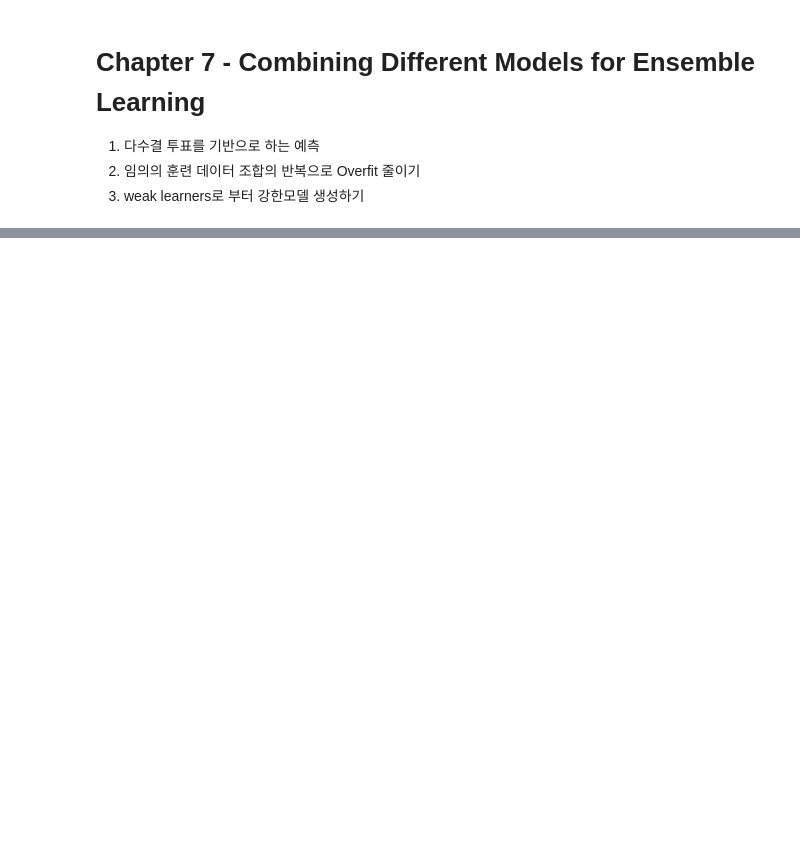
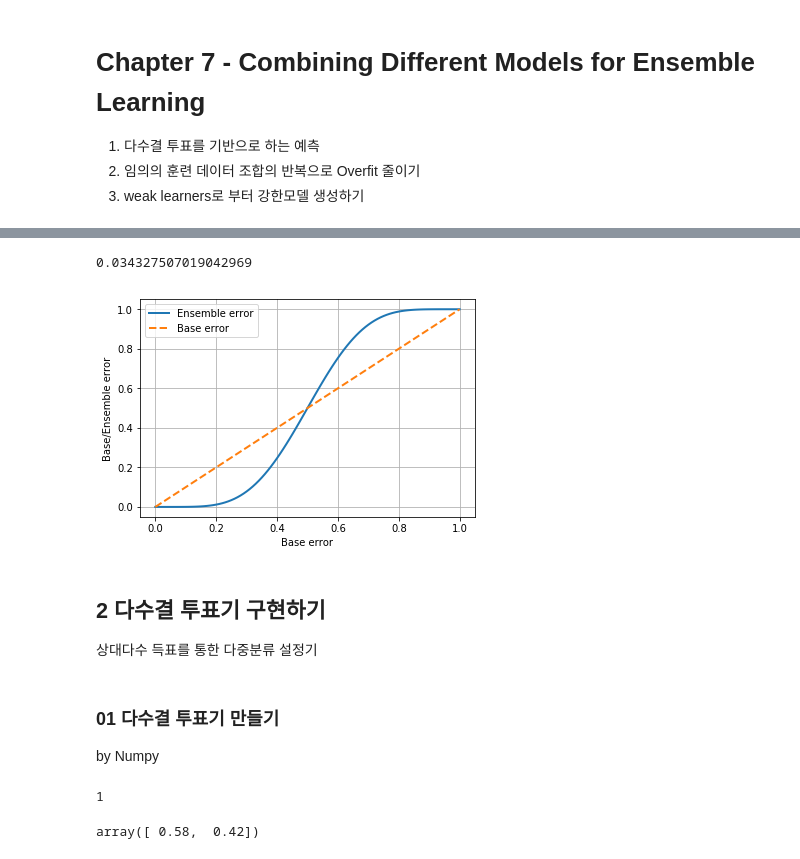
Before and after one commit to Queie/TensorFlow, a Jupyter notebook: 06.Ensemble Learning.ipynb, the cells around one changed output, grey strips where cells are left out. Saved outputs shown, nothing was run; the diff lists cells and outputs as text; code cells hidden in the pictures; blank space fills up the shorter version.

```diff
--- a/06.Ensemble Learning.ipynb
+++ b/06.Ensemble Learning.ipynb
@@ -14,0 +15,37 @@ Decision Tree, SVM, Logistic Regression 를 활용해서 학습
+# %%
+# ensemble 기법을 활용하면 '오차율'을 최소로 할 수 있다
+# 개별 분류기 연산결과, 오차율이 분류기와 독립적임을 증명할 필요가 있다
+from scipy.misc import comb
+import math
+
+def ensemble_error(n_classifier, error):
+    k_start = math.ceil(n_classifier / 2.0)
+    probs = [comb(n_classifier, k) * error**k * (1-error)**(n_classifier - k)
+             for k in range(k_start, n_classifier + 1)]
+    return sum(probs)
+
+# 오차율 0.25를 갖는 11개 기본 분류기 반복 Test
+# 0.25 오차율의 ensemble 결과 0.03432 가 된다 (오차율이 개선)
+ensemble_error(n_classifier=11, error=0.25)
+# %% [output]
+0.034327507019042969
+# %%
+# 0.0 ~ 1.01 범위내 오류연산
+import numpy as np
+# Base Error
+error_range = np.arange(0.0, 1.01, 0.01)
+# Ensemble Train
+ens_errors = [ensemble_error(n_classifier=11, error=error) for error in error_range]
+# %%
+# 시각화
+import matplotlib.pyplot as plt
+plt.plot(error_range,  ens_errors,
+         label='Ensemble error', linewidth=2)
+
+plt.plot(error_range, error_range,
+         linestyle='--', label='Base error', linewidth=2)
+
+plt.xlabel('Base error'); plt.ylabel('Base/Ensemble error')
+plt.legend(loc='upper left'); plt.grid();plt.show()
+# %% [output]
+[figure, added]
@@ -14,0 +55,20 @@ Decision Tree, SVM, Logistic Regression 를 활용해서 학습
+# %% [markdown]
+## 2 다수결 투표기 구현하기
+상대다수 득표를 통한 다중분류 설정기
+# %% [markdown]
+### 01 다수결 투표기 만들기
+by Numpy
+# %%
+import numpy as np
+# 가중 다수결 투표 : 인구수, GDP 등 외적인 요소를 가중치로 부과하여 다수결을 보정
+# np.bincount ( [ list 선택의 종류 ], weight = [ 종류별 출현 빈도 ])
+np.argmax(np.bincount([0, 0, 1],weights=[0.2, 0.2, 0.6]))
+# %% [output]
+1
+# %%
+# [list] 의 조합의 결과를 가중치를 통한 평균을 계산
+ex = np.array([[0.9, 0.1], [0.8, 0.2], [0.4, 0.6]])
+p = np.average(ex, axis=0, weights=[0.2, 0.2, 0.6])
+p
+# %% [output]
+array([ 0.58,  0.42])
```
Also changed, not shown: parts of 44 cells of this notebook.
